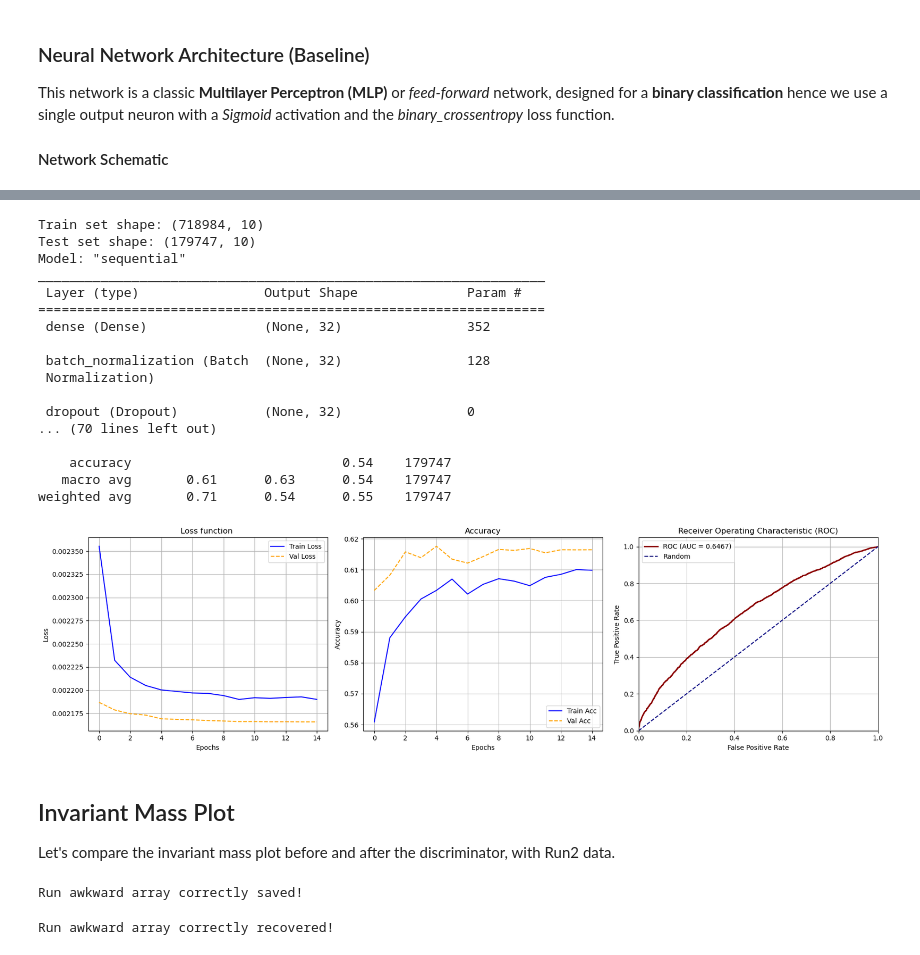
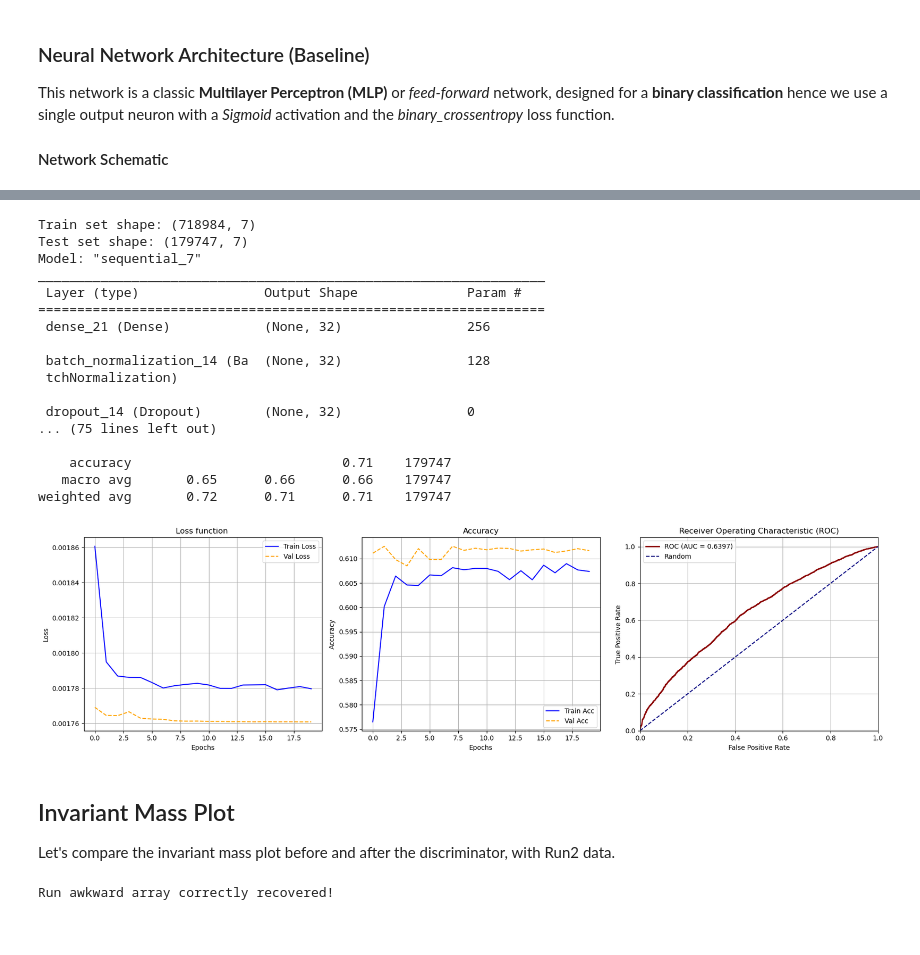
Before and after one commit to alessandrofoglizzo/DAML_project, a Jupyter notebook: Hgammagamma.ipynb, the cells around one changed output, grey strips where cells are left out. Cells and saved outputs as stored; diff of their text form; code cells hidden in the pictures.

Commit message:
changes in plots: mean and width; NN ok, discrete separation

```diff
--- a/Hgammagamma.ipynb
+++ b/Hgammagamma.ipynb
@@ -377,8 +370,8 @@ def get_features(array):
     lead_features = {
         "pt_l": array.photon_pt[:, 0] / array.photon_invariant_mass,
         "eta_l": array.photon_eta[:, 0],
-        "phi_l": array.photon_phi[:, 0],
-        "ptcone20_l": array.photon_ptcone20[:, 0] / array.photon_pt[:, 0],
+        #"phi_l": array.photon_phi[:, 0],
+        #"ptcone20_l": array.photon_ptcone20[:, 0] / array.photon_pt[:, 0],
         "topoetcone40_l": array.photon_topoetcone40[:, 0] / array.photon_pt[:, 0]
     }
 
@@ -386,13 +379,18 @@ def get_features(array):
     sublead_features = {
             "pt_s": array.photon_pt[:, 1] / array.photon_invariant_mass,
             "eta_s": array.photon_eta[:, 1],
-            "phi_s": array.photon_phi[:, 1],
-            "ptcone20_s": array.photon_ptcone20[:, 1] / array.photon_pt[:, 1],
+            #"phi_s": array.photon_phi[:, 1],
+            #"ptcone20_s": array.photon_ptcone20[:, 1] / array.photon_pt[:, 1],
             "topoetcone40_s": array.photon_topoetcone40[:, 1] / array.photon_pt[:, 1]
     }
 
+    delta_features = {
+        #"sum_pt": lead_features["pt_l"] + sublead_features["pt_s"],
+        "delta_eta": lead_features["eta_l"] - sublead_features["eta_s"],
+    }
+
     # merge dictionaries and transform into awkward arrays
-    return ak.Array({**lead_features, **sublead_features})
+    return ak.Array({**lead_features, **sublead_features, **delta_features})
 # %%
 # obtain features for MC dataset
 mc_X_tot= get_features(mc_final)
@@ -646,13 +640,9 @@ def build_baseline_nn(input_dim):
         layers.BatchNormalization(),
         layers.Dropout(0.2),
 
-        layers.Dense(64, activation="relu"),
+        layers.Dense(16, activation="relu"),
         layers.BatchNormalization(),
-        layers.Dropout(0.4),
-
-        layers.Dense(32, activation="relu"),
-        layers.BatchNormalization(),
-        layers.Dropout(0.3),
+        layers.Dropout(0.2),
 
         layers.Dense(1, activation="sigmoid")
     ])
@@ -667,12 +657,12 @@ def build_baseline_nn(input_dim):
 # Pipeline execution
 
 # hyperparameters settings
-epochs = 15
-batch_size = 1024
+epochs = 20
+batch_size = 512
 validation_split = 0.15
-emphasis = 1
+emphasis = 1.5
 
-prediction_threshold = 0.55
+prediction_threshold = 0.6
 
 # balance weights: weights of background are way bigger than signal ones
 w_train_balanced = w_train.copy()
@@ -724,6 +714,7 @@ if __name__ == "__main__":
     )
 
 
+
     print("\nPerformance evaluation on Test set...")
     # batch_size specified in order to avoid memory peaks during prediction
     y_pred_prob = model.predict(X_test, batch_size=batch_size).ravel()
@@ -752,46 +743,47 @@ if __name__ == "__main__":
     ax_acc.set_ylabel("Accuracy")
     ax_acc.legend()
     ax_acc.grid(True)
 
     # 3. ROC & AUC plot
-    fpr, tpr, thresholds = roc_curve(y_test, y_pred_prob, sample_weight=w_test)
+    fpr, tpr, thresholds = roc_curve(y_test, y_pred_prob,
+                                     sample_weight=w_test)
 
     # roc_auc score, weighted
     # IT IS NOT MONOTONE, SO WE USE TRAPZ
     roc_auc = np.trapz(tpr, fpr)
 
     ax_roc.plot(fpr, tpr, color="darkred", lw=2, label=f"ROC (AUC = {roc_auc:.4f})")
     ax_roc.plot(np.array((0, 1)), np.array((0, 1)), color="navy", linestyle="--", label="Random")
     ax_roc.set_xlim(np.array((0.0, 1.0)))
     ax_roc.set_ylim(np.array((0.0, 1.05)))
     ax_roc.set_xlabel("False Positive Rate")
     ax_roc.set_ylabel("True Positive Rate")
     ax_roc.set_title("Receiver Operating Characteristic (ROC)")
     ax_roc.legend()
     ax_roc.grid(True)
 
     plt.tight_layout()
     plt.show()
     plt.close('all')
 # %% [output]
-Train set shape: (718984, 10)
-Test set shape: (179747, 10)
-Model: "sequential"
+Train set shape: (718984, 7)
+Test set shape: (179747, 7)
+Model: "sequential_7"
 _________________________________________________________________
  Layer (type)                Output Shape              Param #
 =================================================================
- dense (Dense)               (None, 32)                352
+ dense_21 (Dense)            (None, 32)                256
 
- batch_normalization (Batch  (None, 32)                128
- Normalization)
+ batch_normalization_14 (Ba  (None, 32)                128
+ tchNormalization)
 
- dropout (Dropout)           (None, 32)                0
-... (70 lines left out)
+ dropout_14 (Dropout)        (None, 32)                0
+... (75 lines left out)
 
-    accuracy                           0.54    179747
-   macro avg       0.61      0.63      0.54    179747
-weighted avg       0.71      0.54      0.55    179747
+    accuracy                           0.71    179747
+   macro avg       0.65      0.66      0.66    179747
+weighted avg       0.72      0.71      0.71    179747
-[figure, old version]
+[figure, new version]
 # %% [markdown]
 ## Invariant Mass Plot
 Let's compare the invariant mass plot before and after the discriminator, with Run2 data.
@@ -809,11 +808,2 @@ for i, url in enumerate(run_url_list):
-# %%
-run_awk = ak.concatenate(run_array)
-
-# create directory if needed and save array locally
-os.makedirs("data", exist_ok=True)
-ak.to_parquet(run_awk, "data/run_awk.parquet_0_16")
-print("Run awkward array correctly saved!")
-# %% [output]
-Run awkward array correctly saved!
 # %%
 # recover mc awkward arrays from local memory
```
Also changed, not shown: parts of 19 cells of this notebook, 2 other files.
